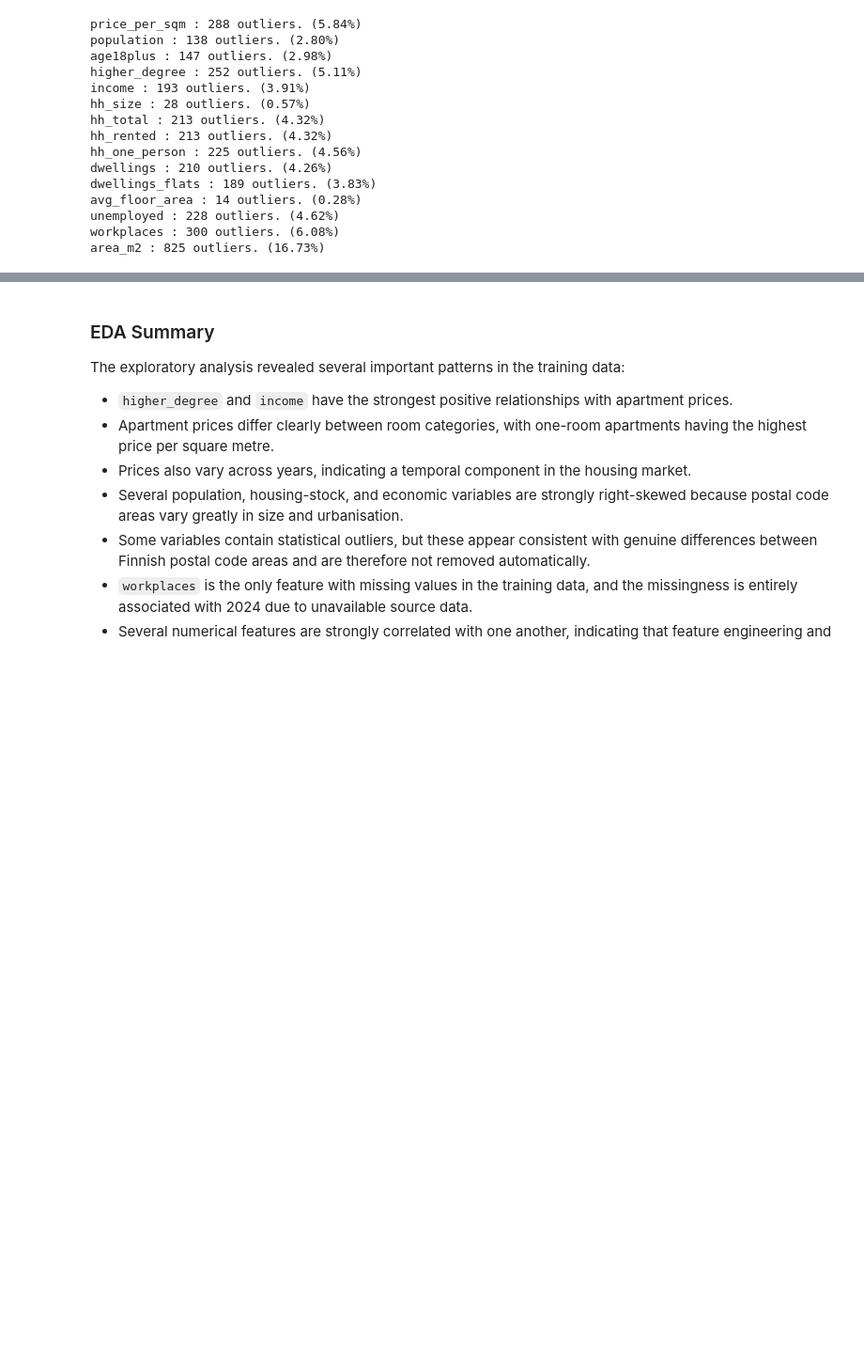
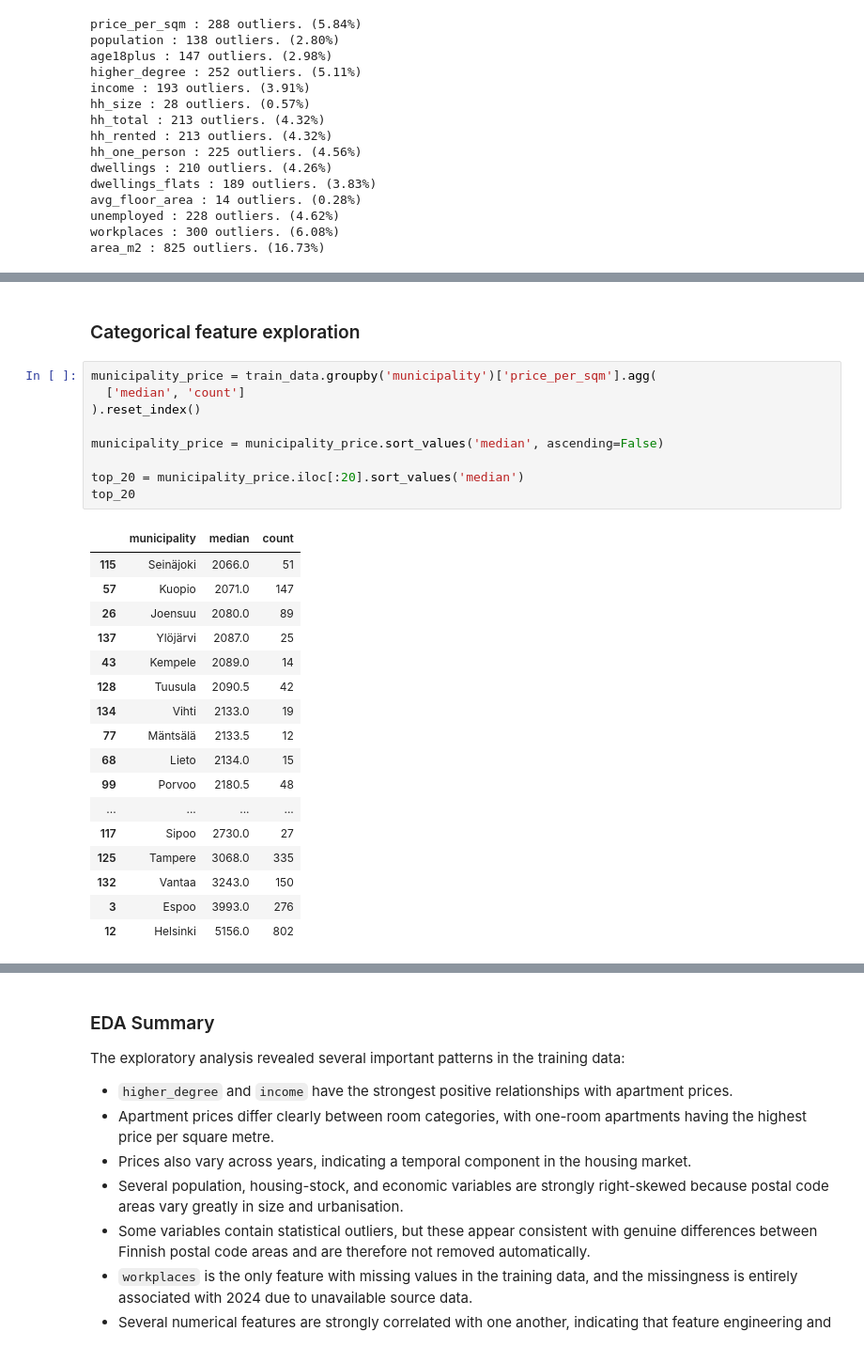
Before and after one commit to Amila-codes/housing-affordability-fi, a Jupyter notebook: notebooks/Capstone.ipynb, the cells around one changed output, grey strips where cells are left out. Shown at 94% size. Drawn from its saved outputs; the diff is of its cells as text; blank space fills up the shorter version.

```diff
--- a/notebooks/Capstone.ipynb
+++ b/notebooks/Capstone.ipynb
@@ -1209,0 +1331,29 @@ Therefore, observations identified by the IQR method will **not be removed solel
+# %% [markdown]
+### Categorical feature exploration
+# %%
+municipality_price = train_data.groupby('municipality')['price_per_sqm'].agg(
+  ['median', 'count']
+).reset_index()
+
+municipality_price = municipality_price.sort_values('median', ascending=False)
+
+top_20 = municipality_price.iloc[:20].sort_values('median')
+top_20
+# %% [output]
+|  | municipality | median | count |
+| 115 | Seinäjoki | 2066.0 | 51 |
+| 57 | Kuopio | 2071.0 | 147 |
+| 26 | Joensuu | 2080.0 | 89 |
+| 137 | Ylöjärvi | 2087.0 | 25 |
+| 43 | Kempele | 2089.0 | 14 |
+| 128 | Tuusula | 2090.5 | 42 |
+| 134 | Vihti | 2133.0 | 19 |
+| 77 | Mäntsälä | 2133.5 | 12 |
+| 68 | Lieto | 2134.0 | 15 |
+| 99 | Porvoo | 2180.5 | 48 |
+| ... | ... | ... | ... |
+| 117 | Sipoo | 2730.0 | 27 |
+| 125 | Tampere | 3068.0 | 335 |
+| 132 | Vantaa | 3243.0 | 150 |
+| 3 | Espoo | 3993.0 | 276 |
+| 12 | Helsinki | 5156.0 | 802 |
```
Also changed, not shown: parts of 18 cells of this notebook.
